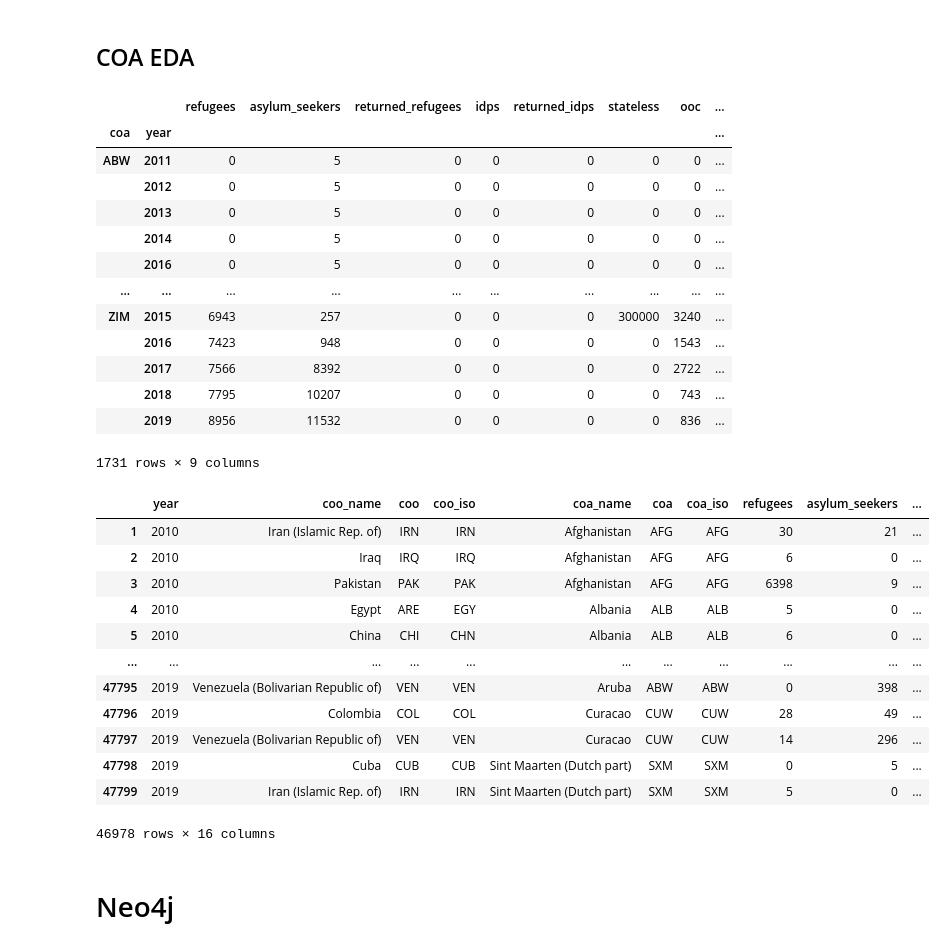
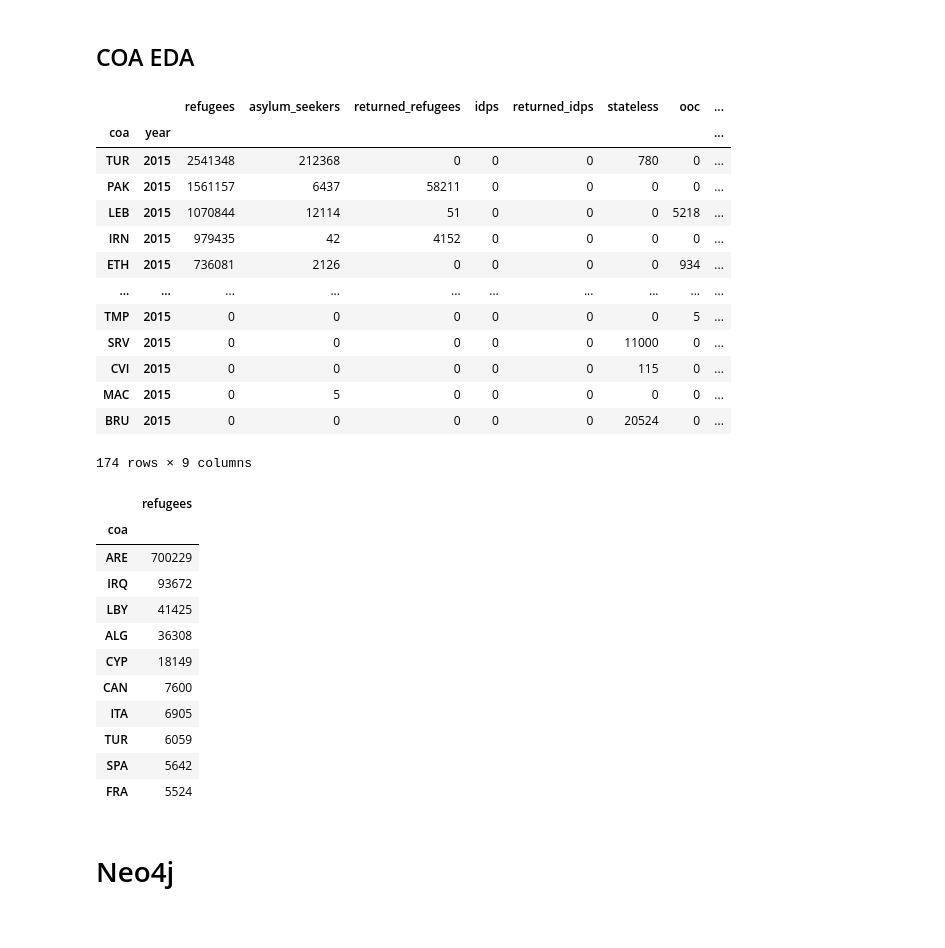
Before and after one commit to mids-w205/project-3-sguptaray, a Jupyter notebook: project3exploration.ipynb, the cells around one changed output. Cells and saved outputs as stored; diff of their text form; code cells hidden in the pictures.

```diff
--- a/project3exploration.ipynb
+++ b/project3exploration.ipynb
@@ -189,38 +189,37 @@ for year in list(set(selectpop.year)):
     asyltopdf = pd.concat([asyltopdf,selectpop.groupby(['coa','year']).sum().xs(year, level=1, drop_level=False)[['refugees']].sort_values(by='refugees',ascending=False).head(3).reset_index()], ignore_index=True)
 asyltopdf=asyltopdf.sort_values(by=['year','refugees'],ascending=[True,False]).set_index(['year','coa'])
 # %%
-selectpop.groupby(['coa','year']).sum()
+selectpop.groupby(['coa','year']).sum().sort_values('refugees',ascending=False).xs(year,level=1,drop_level=False)
 # %% [output]
 |  |  | refugees | asylum_seekers | returned_refugees | idps | returned_idps | stateless | ooc | ... |
 | coa | year |  |  |  |  |  |  |  | ... |
-| ABW | 2011 | 0 | 5 | 0 | 0 | 0 | 0 | 0 | ... |
-|  | 2012 | 0 | 5 | 0 | 0 | 0 | 0 | 0 | ... |
-|  | 2013 | 0 | 5 | 0 | 0 | 0 | 0 | 0 | ... |
-|  | 2014 | 0 | 5 | 0 | 0 | 0 | 0 | 0 | ... |
-|  | 2016 | 0 | 5 | 0 | 0 | 0 | 0 | 0 | ... |
+| TUR | 2015 | 2541348 | 212368 | 0 | 0 | 0 | 780 | 0 | ... |
+| PAK | 2015 | 1561157 | 6437 | 58211 | 0 | 0 | 0 | 0 | ... |
+| LEB | 2015 | 1070844 | 12114 | 51 | 0 | 0 | 0 | 5218 | ... |
+| IRN | 2015 | 979435 | 42 | 4152 | 0 | 0 | 0 | 0 | ... |
+| ETH | 2015 | 736081 | 2126 | 0 | 0 | 0 | 0 | 934 | ... |
 | ... | ... | ... | ... | ... | ... | ... | ... | ... | ... |
-| ZIM | 2015 | 6943 | 257 | 0 | 0 | 0 | 300000 | 3240 | ... |
-|  | 2016 | 7423 | 948 | 0 | 0 | 0 | 0 | 1543 | ... |
-|  | 2017 | 7566 | 8392 | 0 | 0 | 0 | 0 | 2722 | ... |
-|  | 2018 | 7795 | 10207 | 0 | 0 | 0 | 0 | 743 | ... |
-|  | 2019 | 8956 | 11532 | 0 | 0 | 0 | 0 | 836 | ... |
+| TMP | 2015 | 0 | 0 | 0 | 0 | 0 | 0 | 5 | ... |
+| SRV | 2015 | 0 | 0 | 0 | 0 | 0 | 11000 | 0 | ... |
+| CVI | 2015 | 0 | 0 | 0 | 0 | 0 | 115 | 0 | ... |
+| MAC | 2015 | 0 | 5 | 0 | 0 | 0 | 0 | 0 | ... |
+| BRU | 2015 | 0 | 0 | 0 | 0 | 0 | 20524 | 0 | ... |
-1731 rows × 9 columns
+174 rows × 9 columns
 # %%
-selectpop[selectpop['coo_name']!='Unknown']
+selectpop.set_index('coo').loc['GAZ'].groupby('coa').sum().sort_values(by='refugees',ascending=False)[['refugees']].head(10)
 # %% [output]
-|  | year | coo_name | coo | coo_iso | coa_name | coa | coa_iso | refugees | asylum_seekers | ... |
-| 1 | 2010 | Iran (Islamic Rep. of) | IRN | IRN | Afghanistan | AFG | AFG | 30 | 21 | ... |
-| 2 | 2010 | Iraq | IRQ | IRQ | Afghanistan | AFG | AFG | 6 | 0 | ... |
-| 3 | 2010 | Pakistan | PAK | PAK | Afghanistan | AFG | AFG | 6398 | 9 | ... |
-| 4 | 2010 | Egypt | ARE | EGY | Albania | ALB | ALB | 5 | 0 | ... |
-| 5 | 2010 | China | CHI | CHN | Albania | ALB | ALB | 6 | 0 | ... |
-| ... | ... | ... | ... | ... | ... | ... | ... | ... | ... | ... |
-| 47795 | 2019 | Venezuela (Bolivarian Republic of) | VEN | VEN | Aruba | ABW | ABW | 0 | 398 | ... |
-| 47796 | 2019 | Colombia | COL | COL | Curacao | CUW | CUW | 28 | 49 | ... |
-| 47797 | 2019 | Venezuela (Bolivarian Republic of) | VEN | VEN | Curacao | CUW | CUW | 14 | 296 | ... |
-| 47798 | 2019 | Cuba | CUB | CUB | Sint Maarten (Dutch part) | SXM | SXM | 0 | 5 | ... |
-| 47799 | 2019 | Iran (Islamic Rep. of) | IRN | IRN | Sint Maarten (Dutch part) | SXM | SXM | 5 | 0 | ... |
+|  | refugees |
+| coa |  |
+| ARE | 700229 |
+| IRQ | 93672 |
+| LBY | 41425 |
+| ALG | 36308 |
+| CYP | 18149 |
+| CAN | 7600 |
+| ITA | 6905 |
+| TUR | 6059 |
+| SPA | 5642 |
+| FRA | 5524 |
-46978 rows × 16 columns
 # %% [markdown]
 # Neo4j
 # %%
```
Also changed, not shown: parts of 8 cells of this notebook.
